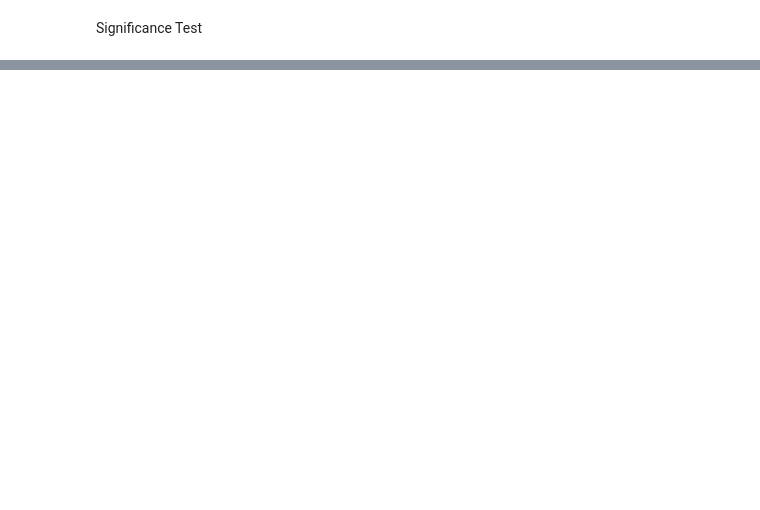
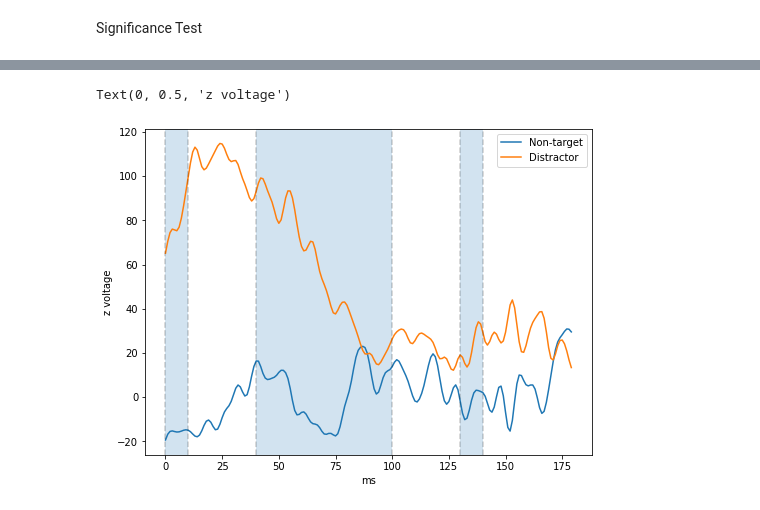
Before and after one commit to Sam54000/vibro-tactile-P300-lockedIn-patient, a Jupyter notebook: Data_analysis.ipynb, the cells around one changed output, grey strips where cells are left out. Saved outputs shown, nothing was run; the diff lists cells and outputs as text; code cells hidden in the pictures; blank space fills up the shorter version.

```diff
--- a/Data_analysis.ipynb
+++ b/Data_analysis.ipynb
@@ -504,0 +462,22 @@ SyntaxError: ignored
+# %%
+plt.figure(figsize=(8,6))
+plt.plot(x1[:,0])
+plt.plot(x2[:,0])
+# plt.plot(x3[:,0])
+
+plt.axvline(0, c='k', alpha=0.2, linestyle="--")
+plt.axvline(10, c='k', alpha=0.2, linestyle="--")
+plt.axvline(40, c='k', alpha=0.2, linestyle="--")
+plt.axvline(100, c='k', alpha=0.2, linestyle="--")
+plt.axvline(130, c='k', alpha=0.2, linestyle="--")
+plt.axvline(140, c='k', alpha=0.2, linestyle="--")
+plt.legend(['Non-target', 'Distractor',])
+# plt.title("{} | output: {} \n (n_samples={})".format(seg, output, len(x_plot_arr)))
+plt.axvspan(0, 10, alpha=0.2)
+plt.axvspan(40, 100, alpha=0.2)
+plt.axvspan(130, 140, alpha=0.2)
+plt.xlabel('ms')
+plt.ylabel('z voltage')
+# %% [output]
+Text(0, 0.5, 'z voltage')
+[figure, added]
```
Also changed, not shown: parts of 25 cells of this notebook.
